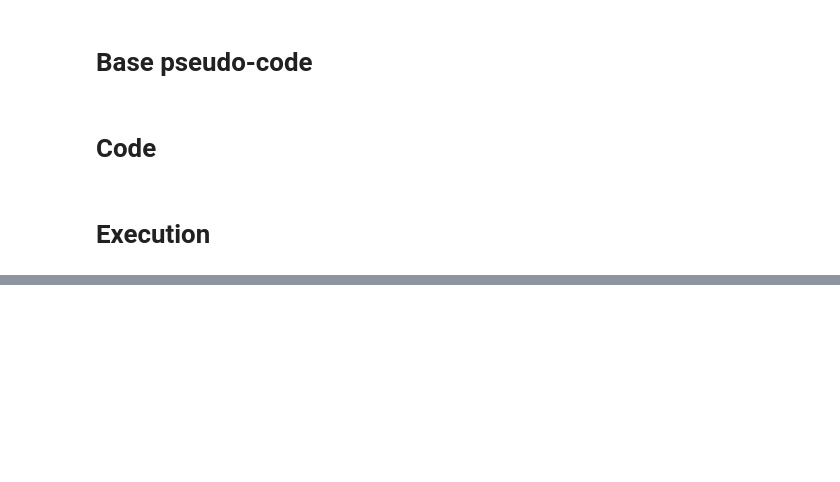
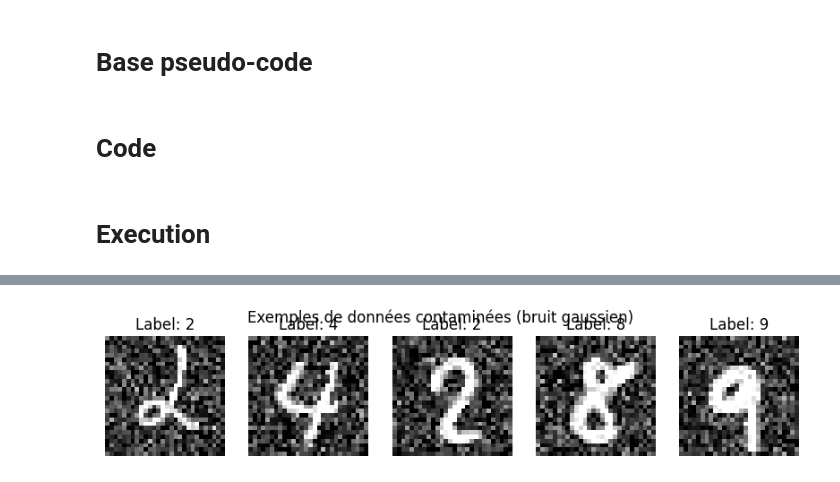
Before and after one commit to DepInfoAliciaSHAO/forsaken, a Jupyter notebook: forsaken.ipynb, the cells around one changed output, grey strips where cells are left out. Cells and saved outputs as stored; diff of their text form; code cells hidden in the pictures; blank space fills up the shorter version.

```diff
--- a/forsaken.ipynb
+++ b/forsaken.ipynb
@@ -214,0 +228,61 @@ Accuracy sur base de test sans Forsaken : 95.08%
+# %%
+import torch
+import random
+import matplotlib.pyplot as plt
+from torchvision import datasets, transforms
+from torch.utils.data import TensorDataset, DataLoader
+
+# Configuration
+contamination_ratio = 0.6
+subset_size = 10000  # Limiter à 10 000 images pour éviter surcharge mémoire
+
+# Load MNIST (transform pas appliqué ici)
+raw_dataset = datasets.MNIST(root="./data", train=True, download=True)
+raw_images = raw_dataset.data[:subset_size].float() / 255.0
+raw_labels = raw_dataset.targets[:subset_size]
+
+# Déterminer les indices contaminés
+num_total = len(raw_images)
+num_contaminated = int(num_total * contamination_ratio)
+contaminated_indices = random.sample(range(num_total), num_contaminated)
+clean_indices = list(set(range(num_total)) - set(contaminated_indices))
+
+# Fonction d'ajout de bruit
+def add_gaussian_noise(images, mean=0.2, std=0.2):
+    noise = torch.randn_like(images) * std + mean
+    return torch.clamp(images + noise, 0.0, 1.0)
+
+# Appliquer le bruit uniquement sur les images contaminées
+contaminated_images = add_gaussian_noise(raw_images[contaminated_indices])
+clean_images = raw_images[clean_indices]
+
+# Normalisation manuelle
+contaminated_images = (contaminated_images - 0.1307) / 0.3081
+clean_images = (clean_images - 0.1307) / 0.3081
+
+# Ajouter la dimension canal
+contaminated_images = contaminated_images.unsqueeze(1)
+clean_images = clean_images.unsqueeze(1)
+
+# Fusion des datasets
+train_images = torch.cat([clean_images, contaminated_images], dim=0)
+train_labels = torch.cat([raw_labels[clean_indices], raw_labels[contaminated_indices]], dim=0)
+
+# Création des dataloaders
+noisy_train_dataset = TensorDataset(train_images, train_labels)
+noisy_train_loader = DataLoader(noisy_train_dataset, batch_size=64, shuffle=True)
+
+# Forget set = uniquement les contaminés
+forget_dataset = TensorDataset(contaminated_images, raw_labels[contaminated_indices])
+forget_loader = DataLoader(forget_dataset, batch_size=64, shuffle=False)
+
+# Affichage de quelques exemples
+fig, axes = plt.subplots(1, 5, figsize=(10, 2))
+for i in range(5):
+    axes[i].imshow(contaminated_images[i].squeeze(), cmap='gray')
+    axes[i].set_title(f"Label: {raw_labels[contaminated_indices[i]].item()}")
+    axes[i].axis('off')
+plt.suptitle("Exemples de données contaminées (bruit gaussien)")
+plt.show()
+# %% [output]
+[figure, added]
```
Also changed, not shown: parts of 7 cells of this notebook.
